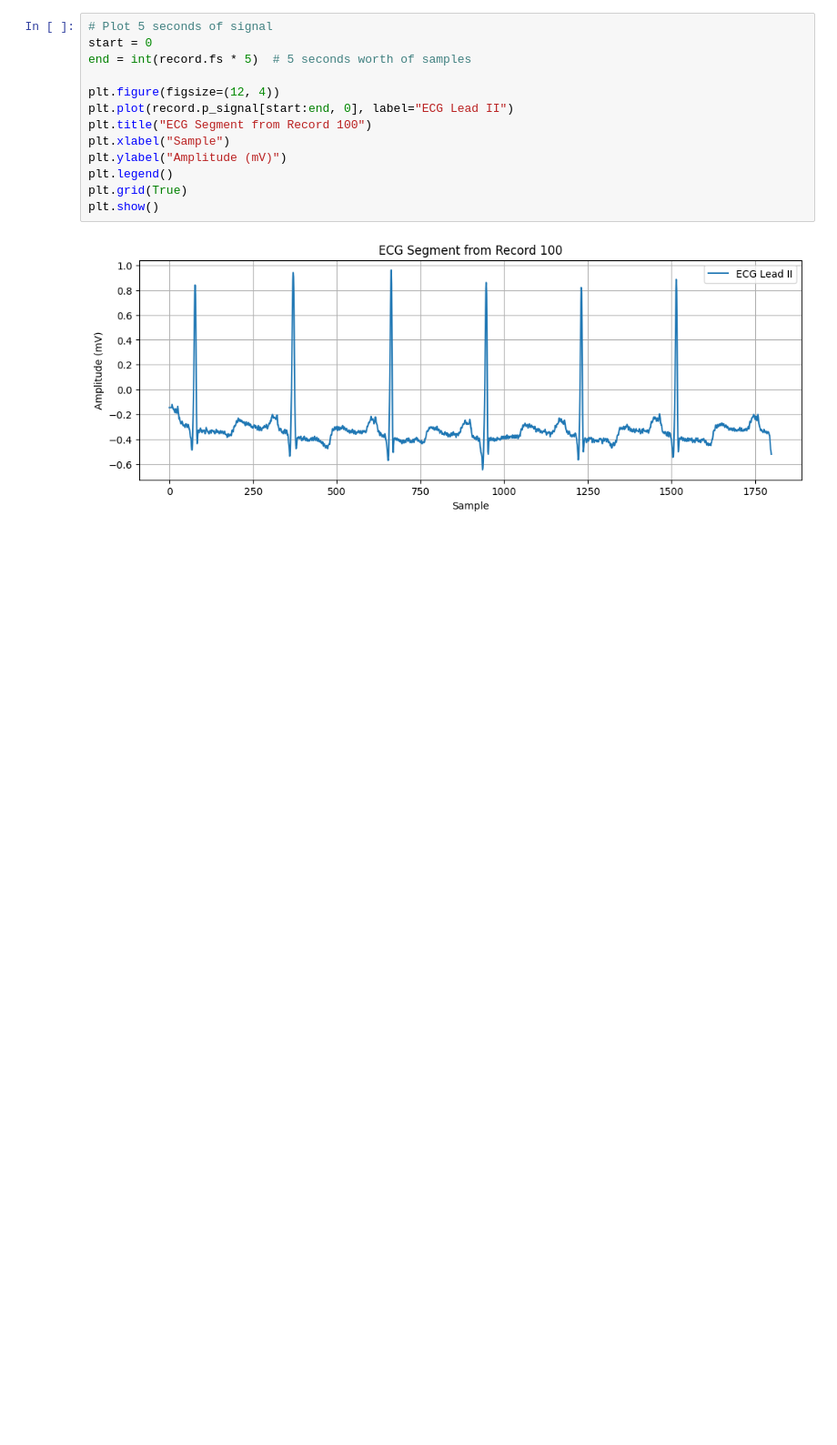
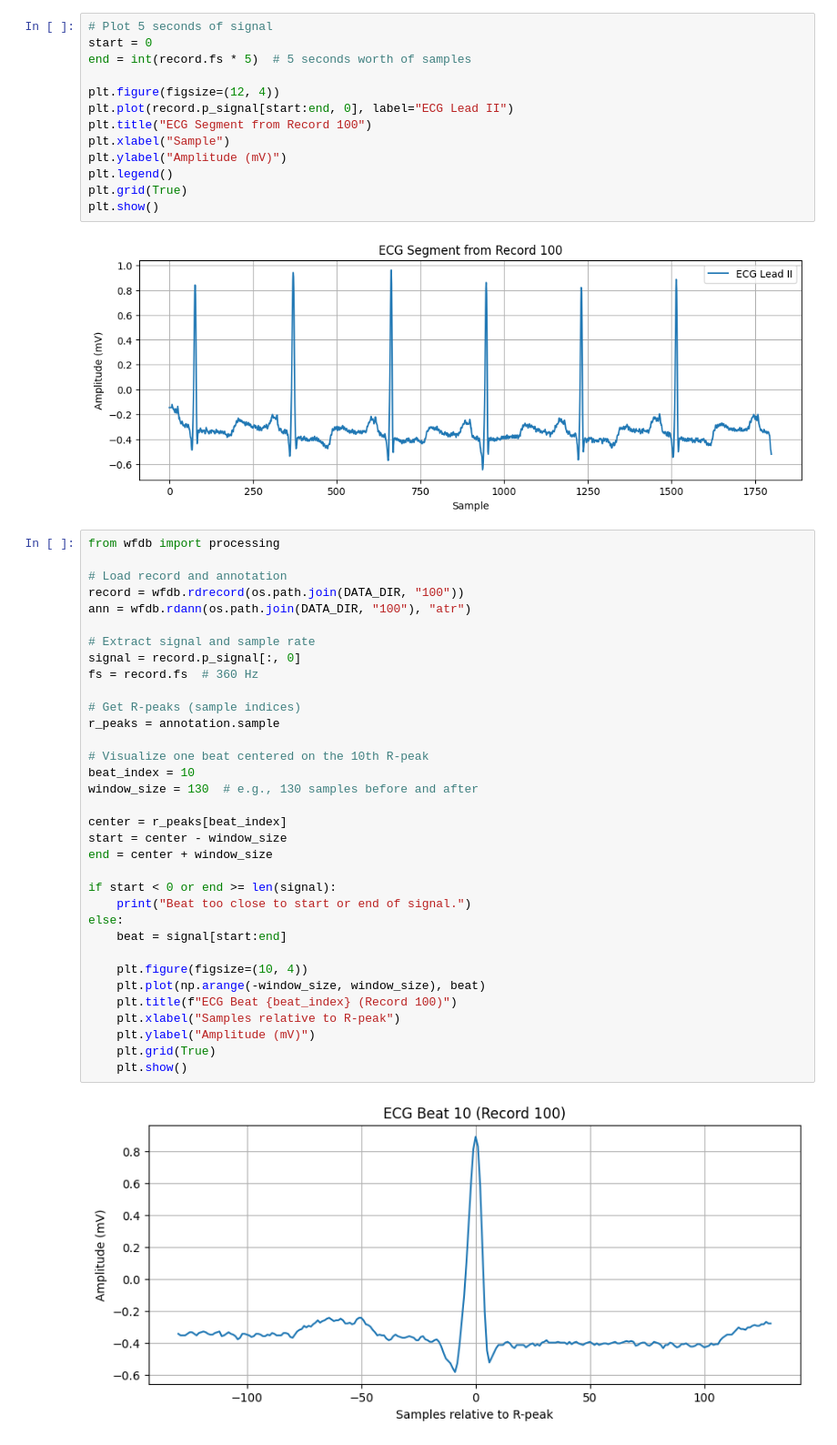
Before and after one commit to hsiuhsil/MITBIH_Arrhythmia_Classification, a Jupyter notebook: notebook.ipynb, the cells around one changed output. Shown at 91% size. Saved outputs shown, nothing was run; the diff lists cells and outputs as text; blank space fills up the shorter version.

```diff
--- a/notebook.ipynb
+++ b/notebook.ipynb
@@ -38,3 +72,39 @@ plt.grid(True)
 plt.show()
 # %% [output]
 [figure]
+# %%
+from wfdb import processing
+
+# Load record and annotation
+record = wfdb.rdrecord(os.path.join(DATA_DIR, "100"))
+ann = wfdb.rdann(os.path.join(DATA_DIR, "100"), "atr")
+
+# Extract signal and sample rate
+signal = record.p_signal[:, 0]
+fs = record.fs  # 360 Hz
+
+# Get R-peaks (sample indices)
+r_peaks = annotation.sample
+
+# Visualize one beat centered on the 10th R-peak
+beat_index = 10
+window_size = 130  # e.g., 130 samples before and after
+
+center = r_peaks[beat_index]
+start = center - window_size
+end = center + window_size
+
+if start < 0 or end >= len(signal):
+    print("Beat too close to start or end of signal.")
+else:
+    beat = signal[start:end]
+
+    plt.figure(figsize=(10, 4))
+    plt.plot(np.arange(-window_size, window_size), beat)
+    plt.title(f"ECG Beat {beat_index} (Record 100)")
+    plt.xlabel("Samples relative to R-peak")
+    plt.ylabel("Amplitude (mV)")
+    plt.grid(True)
+    plt.show()
+# %% [output]
+[figure, added]
```
Also changed, not shown: parts of 30 cells of this notebook.
